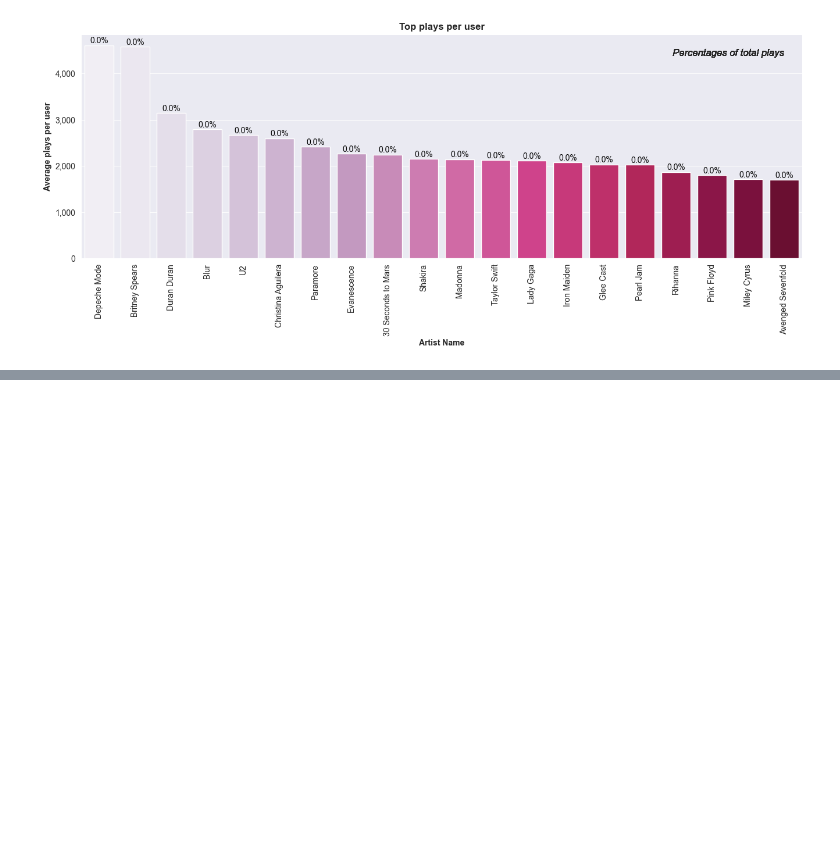
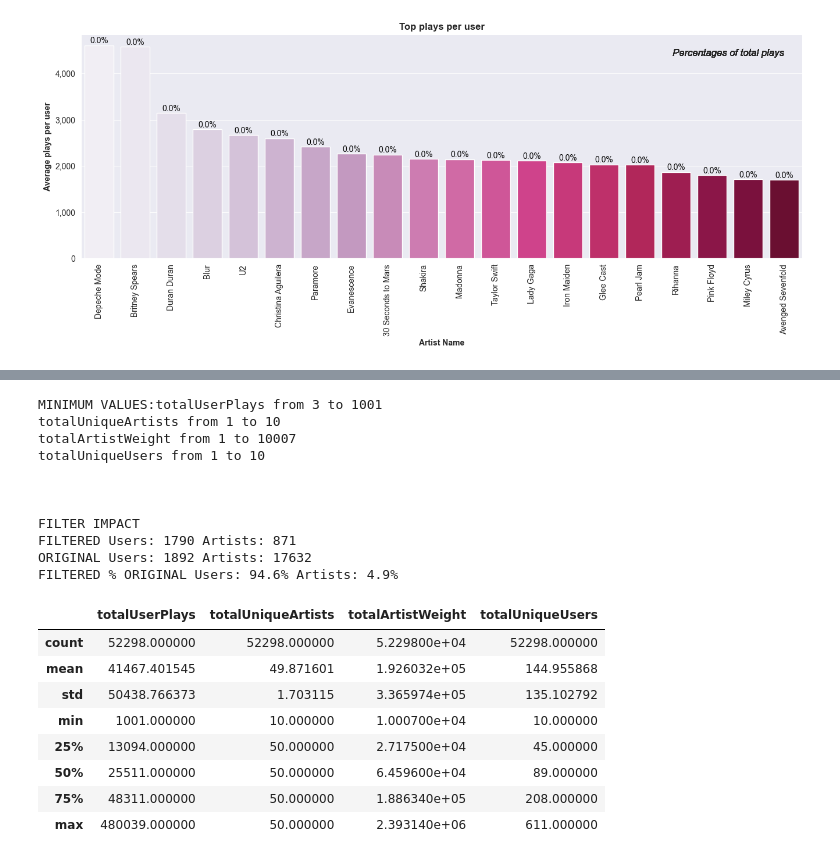
Before and after one commit to AlexCawl/DataAnalysis-lab-1, a Jupyter notebook: labs/lab_4/Processing_and_exploration.ipynb, the cells around one changed output, grey strips where cells are left out. Cells and saved outputs as stored; diff of their text form; code cells hidden in the pictures; blank space fills up the shorter version.

```diff
--- a/labs/lab_4/Processing_and_exploration.ipynb
+++ b/labs/lab_4/Processing_and_exploration.ipynb
@@ -259,0 +375,44 @@ bar_chart(t.index, t.avgUserPlays, 'Artist Name', 'Average plays per user', 'Top
+# %%
+def threshold(data, minPlaysPerUser=1000, minUniqueArtistPlays=10, minArtistWeight=10000, minListeners=10):
+    filtered = (data[(data['totalUserPlays'] >= minPlaysPerUser) &
+                     (data['totalUniqueArtists'] >= minUniqueArtistPlays) &
+                     (data['totalArtistWeight'] >= minArtistWeight) &
+                     (data['totalUniqueUsers'] >= minListeners)])
+    print(f'MINIMUM VALUES:'
+          f'totalUserPlays from {min(data.totalUserPlays)} to {min(filtered.totalUserPlays)}\n'
+          f'totalUniqueArtists from {min(data.totalUniqueArtists)} to {min(filtered.totalUniqueArtists)}\n'
+          f'totalArtistWeight from {min(data.totalArtistWeight)} to {min(filtered.totalArtistWeight)}\n'
+          f'totalUniqueUsers from {min(data.totalUniqueUsers)} to {min(filtered.totalUniqueUsers)}\n\n')
+
+    print('\nFILTER IMPACT')
+    print("FILTERED Users: {} Artists: {}".format(len(filtered['userID'].unique()),
+                                                           len(filtered['artistName'].unique())))
+    print("ORIGINAL Users: {} Artists: {}".format(len(data['userID'].unique()),
+                                                           len(data['artistName'].unique())))
+    print("FILTERED % ORIGINAL Users: {:.1f}% Artists: {:.1f}%".format(100*(len(filtered['userID'].unique())/len(data['userID'].unique())),
+                                                           100*(len(filtered['artistName'].unique())/len(data['artistName'].unique()))))
+    return filtered
+
+original2 = threshold(original)
+original2[['totalUserPlays', 'totalUniqueArtists', 'totalArtistWeight', 'totalUniqueUsers']].describe()
+# %% [output]
+MINIMUM VALUES:totalUserPlays from 3 to 1001
+totalUniqueArtists from 1 to 10
+totalArtistWeight from 1 to 10007
+totalUniqueUsers from 1 to 10
+
+
+
+FILTER IMPACT
+FILTERED Users: 1790 Artists: 871
+ORIGINAL Users: 1892 Artists: 17632
+FILTERED % ORIGINAL Users: 94.6% Artists: 4.9%
+|  | totalUserPlays | totalUniqueArtists | totalArtistWeight | totalUniqueUsers |
+| count | 52298.000000 | 52298.000000 | 5.229800e+04 | 52298.000000 |
+| mean | 41467.401545 | 49.871601 | 1.926032e+05 | 144.955868 |
+| std | 50438.766373 | 1.703115 | 3.365974e+05 | 135.102792 |
+| min | 1001.000000 | 10.000000 | 1.000700e+04 | 10.000000 |
+| 25% | 13094.000000 | 50.000000 | 2.717500e+04 | 45.000000 |
+| 50% | 25511.000000 | 50.000000 | 6.459600e+04 | 89.000000 |
+| 75% | 48311.000000 | 50.000000 | 1.886340e+05 | 208.000000 |
+| max | 480039.000000 | 50.000000 | 2.393140e+06 | 611.000000 |
```
Also changed, not shown: parts of 14 cells of this notebook.
